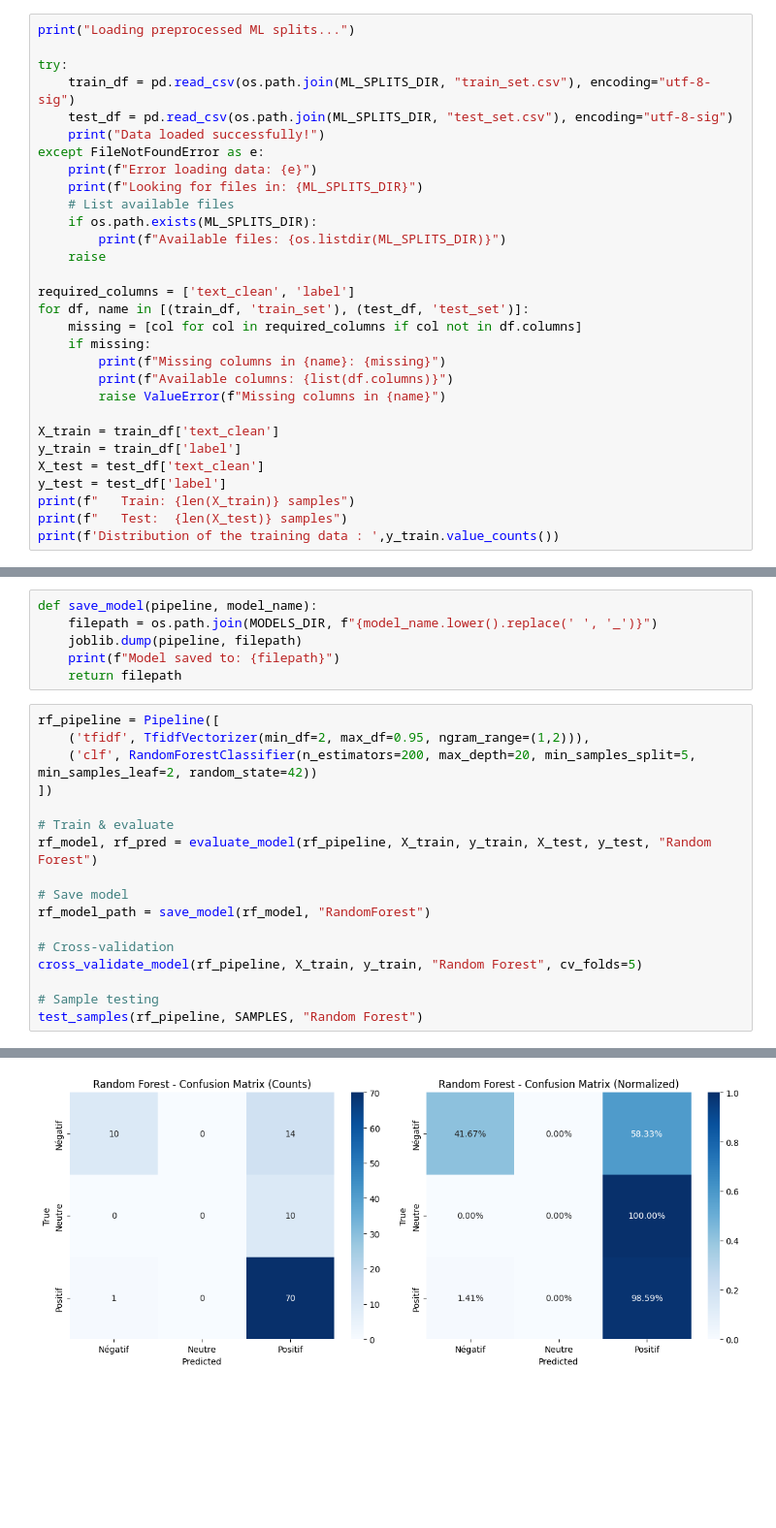
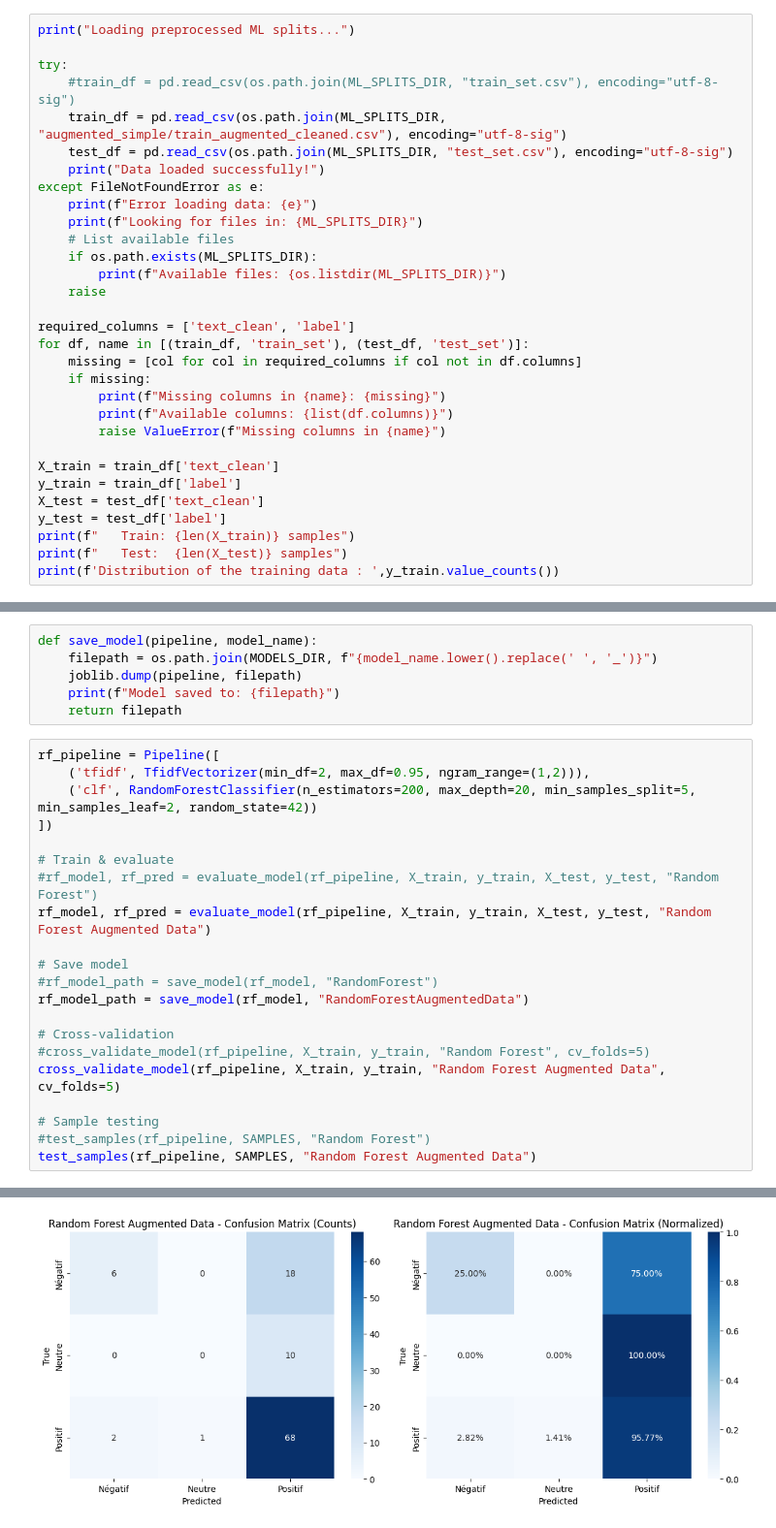
Before and after one commit to eya2105/customer_review_analysis, a Jupyter notebook: models/random_forest.ipynb, the cells around one changed output, grey strips where cells are left out. Shown at 97% size. Drawn from its saved outputs; the diff is of its cells as text; blank space fills up the shorter version.

```diff
--- a/models/random_forest.ipynb
+++ b/models/random_forest.ipynb
@@ -27,7 +27,8 @@ LABEL_NAMES = {0: "Négatif", 1: "Neutre", 2: "Positif"}
 print("Loading preprocessed ML splits...")
 
 try:
-    train_df = pd.read_csv(os.path.join(ML_SPLITS_DIR, "train_set.csv"), encoding="utf-8-sig")
+    #train_df = pd.read_csv(os.path.join(ML_SPLITS_DIR, "train_set.csv"), encoding="utf-8-sig")
+    train_df = pd.read_csv(os.path.join(ML_SPLITS_DIR, "augmented_simple/train_augmented_cleaned.csv"), encoding="utf-8-sig")
     test_df = pd.read_csv(os.path.join(ML_SPLITS_DIR, "test_set.csv"), encoding="utf-8-sig")
     print("Data loaded successfully!")
 except FileNotFoundError as e:
@@ -167,14 +168,18 @@ rf_pipeline = Pipeline([
 ])
 
 # Train & evaluate
-rf_model, rf_pred = evaluate_model(rf_pipeline, X_train, y_train, X_test, y_test, "Random Forest")
+#rf_model, rf_pred = evaluate_model(rf_pipeline, X_train, y_train, X_test, y_test, "Random Forest")
+rf_model, rf_pred = evaluate_model(rf_pipeline, X_train, y_train, X_test, y_test, "Random Forest Augmented Data")
 
 # Save model
-rf_model_path = save_model(rf_model, "RandomForest")
+#rf_model_path = save_model(rf_model, "RandomForest")
+rf_model_path = save_model(rf_model, "RandomForestAugmentedData")
 
 # Cross-validation
-cross_validate_model(rf_pipeline, X_train, y_train, "Random Forest", cv_folds=5)
+#cross_validate_model(rf_pipeline, X_train, y_train, "Random Forest", cv_folds=5)
+cross_validate_model(rf_pipeline, X_train, y_train, "Random Forest Augmented Data", cv_folds=5)
 
 # Sample testing
-test_samples(rf_pipeline, SAMPLES, "Random Forest")
+#test_samples(rf_pipeline, SAMPLES, "Random Forest")
+test_samples(rf_pipeline, SAMPLES, "Random Forest Augmented Data")
 # %% [output]
@@ -198 +203 @@ PER-CLASS F1 SCORES:
-[figure, old version]
+[figure, new version]
```
Also changed, not shown: parts of 3 cells of this notebook, 12 other files.
